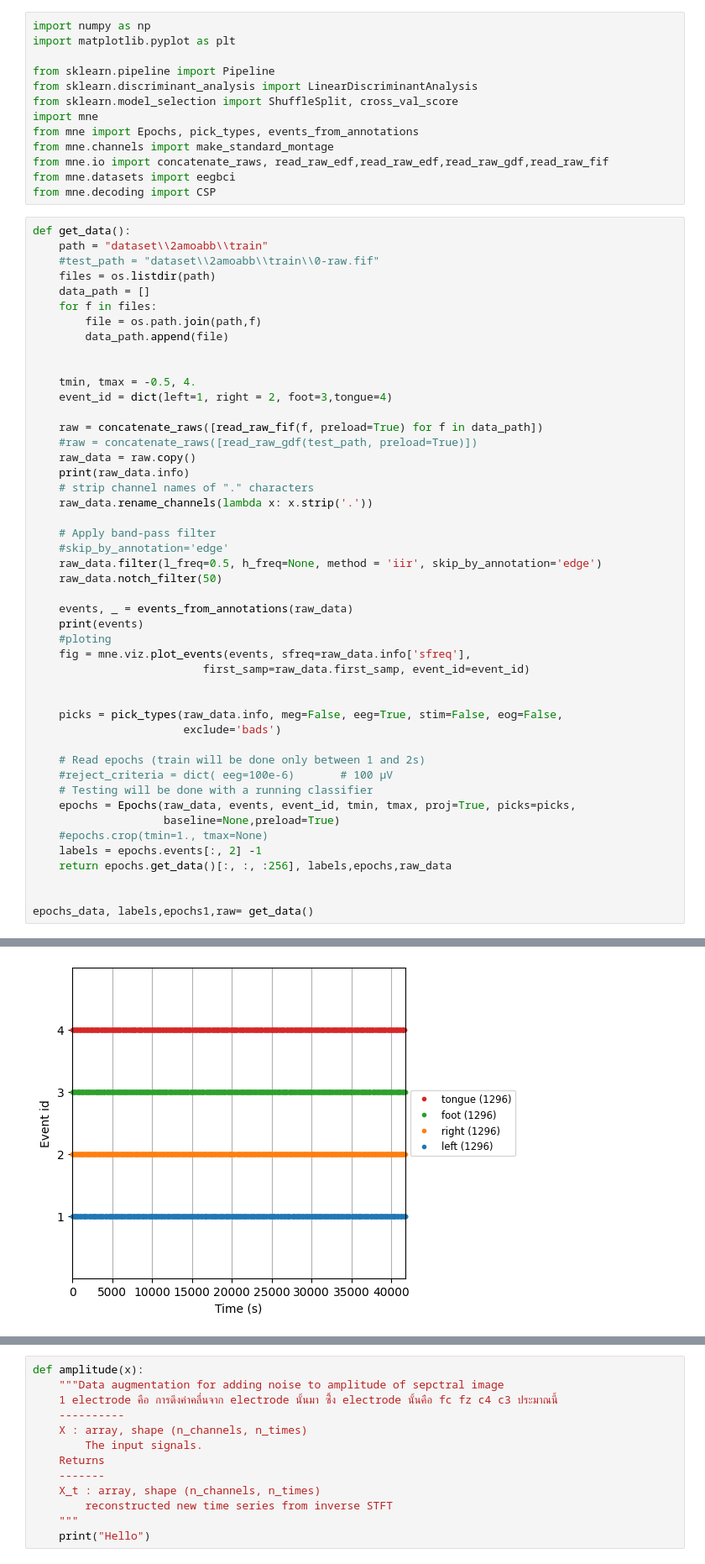
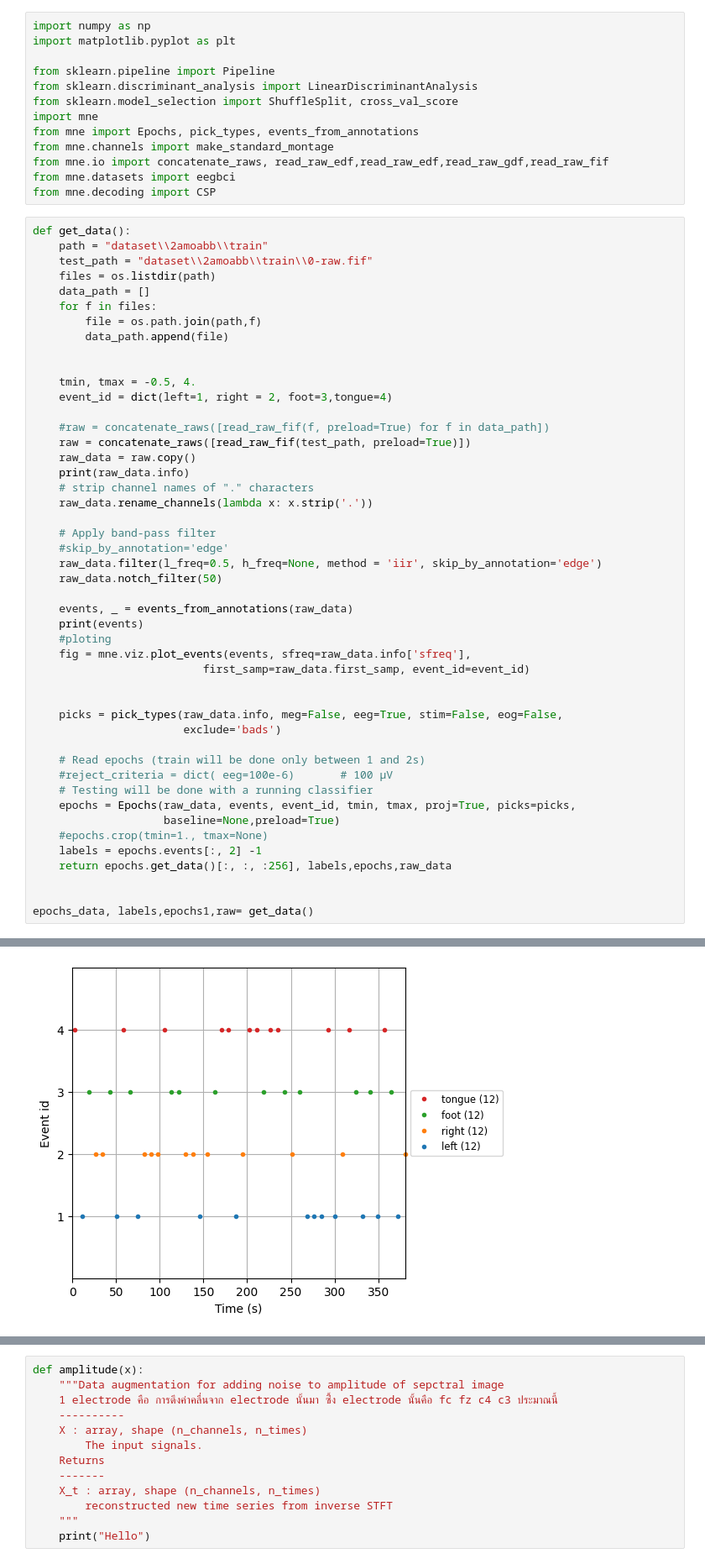
Before and after one commit to newzaungo3/Motorimagery_for_gamification, a Jupyter notebook: Single_net_4class.ipynb, the cells around one changed output, grey strips where cells are left out. Shown at 84% size. Saved outputs shown, nothing was run; the diff lists cells and outputs as text.

```diff
--- a/Single_net_4class.ipynb
+++ b/Single_net_4class.ipynb
@@ -14,7 +14,7 @@ from mne.decoding import CSP
 # %%
 def get_data():
     path = "dataset\\2amoabb\\train"
-    #test_path = "dataset\\2amoabb\\train\\0-raw.fif"
+    test_path = "dataset\\2amoabb\\train\\0-raw.fif"
     files = os.listdir(path)
     data_path = []
     for f in files:
@@ -25,8 +25,8 @@ def get_data():
     tmin, tmax = -0.5, 4.
     event_id = dict(left=1, right = 2, foot=3,tongue=4)
 
-    raw = concatenate_raws([read_raw_fif(f, preload=True) for f in data_path])
-    #raw = concatenate_raws([read_raw_gdf(test_path, preload=True)])
+    #raw = concatenate_raws([read_raw_fif(f, preload=True) for f in data_path])
+    raw = concatenate_raws([read_raw_fif(test_path, preload=True)])
     raw_data = raw.copy()
     print(raw_data.info)
     # strip channel names of "." characters
@@ -79,3 +79,3 @@ Reading 0 ... 96734  =      0.000 ...   386.936 secs...
-[figure, old version]
+[figure, new version]
 Not setting metadata
 Not setting metadata
```
Also changed, not shown: parts of 3 cells of this notebook, 1 other file.
